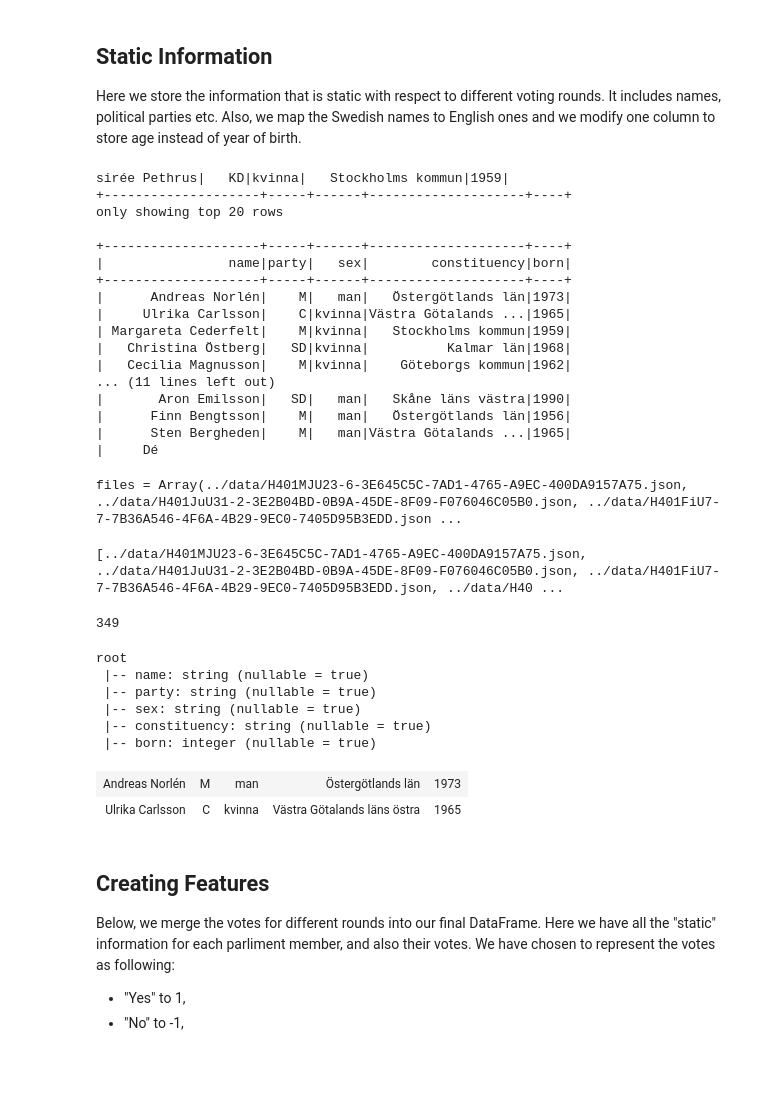
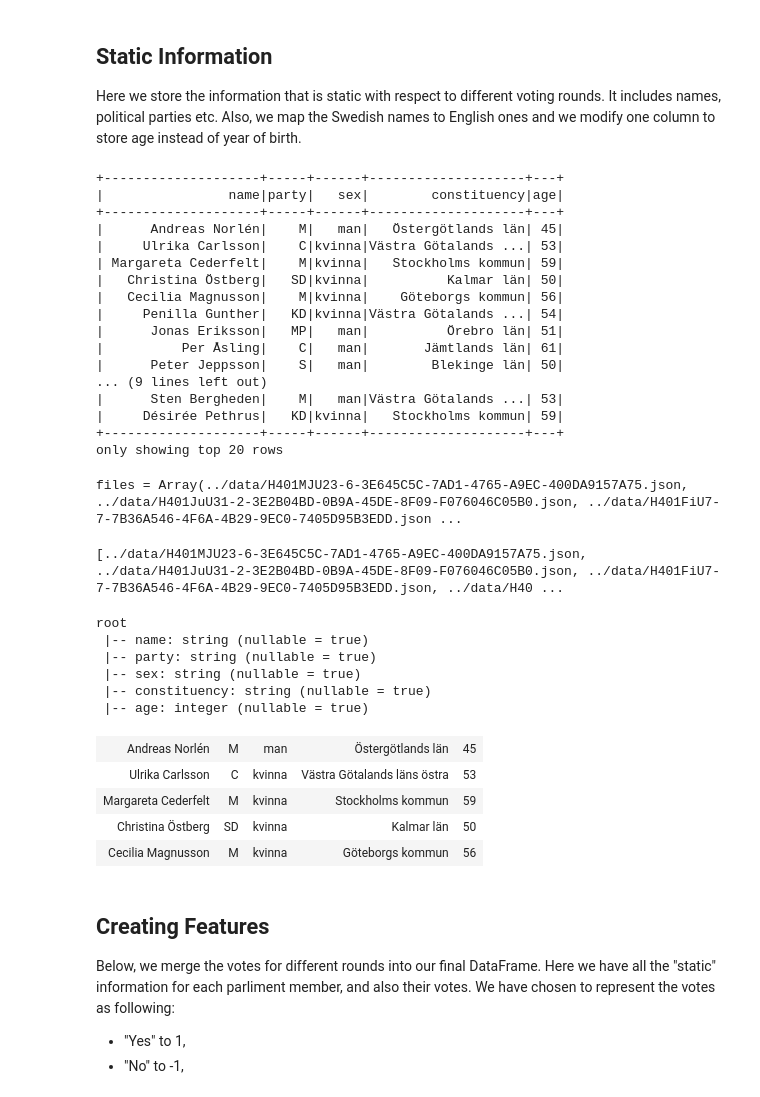
Before and after one commit to AlexHermansson/data_project, a Jupyter notebook: src/dimensionality_reduction.ipynb, the cells around one changed output. Cells and saved outputs as stored; diff of their text form; code cells hidden in the pictures; blank space fills up the shorter version.

```diff
--- a/src/dimensionality_reduction.ipynb
+++ b/src/dimensionality_reduction.ipynb
@@ -31,48 +31,47 @@ val df_info = df_first.select(df_first("namn").alias("name"),
                      df_first("parti").alias("party"),
                      df_first("kon").alias("sex"),
                      df_first("valkrets").alias("constituency"),
-                     df_first("fodd").alias("born").cast("int"))
+                     (-(df_first("fodd") - 2018)).alias("age").cast("int"))
+
 df_info.show()
 # %% [output]
-sirée Pethrus|   KD|kvinna|   Stockholms kommun|1959|
-+--------------------+-----+------+--------------------+----+
++--------------------+-----+------+--------------------+---+
+|                name|party|   sex|        constituency|age|
++--------------------+-----+------+--------------------+---+
+|      Andreas Norlén|    M|   man|   Östergötlands län| 45|
+|     Ulrika Carlsson|    C|kvinna|Västra Götalands ...| 53|
+| Margareta Cederfelt|    M|kvinna|   Stockholms kommun| 59|
+|   Christina Östberg|   SD|kvinna|          Kalmar län| 50|
+|   Cecilia Magnusson|    M|kvinna|    Göteborgs kommun| 56|
+|     Penilla Gunther|   KD|kvinna|Västra Götalands ...| 54|
+|      Jonas Eriksson|   MP|   man|          Örebro län| 51|
+|          Per Åsling|    C|   man|       Jämtlands län| 61|
+|      Peter Jeppsson|    S|   man|        Blekinge län| 50|
+... (9 lines left out)
+|      Sten Bergheden|    M|   man|Västra Götalands ...| 53|
+|     Désirée Pethrus|   KD|kvinna|   Stockholms kommun| 59|
++--------------------+-----+------+--------------------+---+
 only showing top 20 rows
-
-+--------------------+-----+------+--------------------+----+
-|                name|party|   sex|        constituency|born|
-+--------------------+-----+------+--------------------+----+
-|      Andreas Norlén|    M|   man|   Östergötlands län|1973|
-|     Ulrika Carlsson|    C|kvinna|Västra Götalands ...|1965|
-| Margareta Cederfelt|    M|kvinna|   Stockholms kommun|1959|
-|   Christina Östberg|   SD|kvinna|          Kalmar län|1968|
-|   Cecilia Magnusson|    M|kvinna|    Göteborgs kommun|1962|
-... (11 lines left out)
-|       Aron Emilsson|   SD|   man|   Skåne läns västra|1990|
-|      Finn Bengtsson|    M|   man|   Östergötlands län|1956|
-|      Sten Bergheden|    M|   man|Västra Götalands ...|1965|
-|     Dé
 files = Array(../data/H401MJU23-6-3E645C5C-7AD1-4765-A9EC-400DA9157A75.json, ../data/H401JuU31-2-3E2B04BD-0B9A-45DE-8F09-F076046C05B0.json, ../data/H401FiU7-7-7B36A546-4F6A-4B29-9EC0-7405D95B3EDD.json ...
 [../data/H401MJU23-6-3E645C5C-7AD1-4765-A9EC-400DA9157A75.json, ../data/H401JuU31-2-3E2B04BD-0B9A-45DE-8F09-F076046C05B0.json, ../data/H401FiU7-7-7B36A546-4F6A-4B29-9EC0-7405D95B3EDD.json, ../data/H40 ...
-# %%
-// print number of entries
-df_info.count()
-# %% [output]
-349
 # %%
 // print the dataframe schema
 df_info.printSchema()
 
-// print the first two rows
-df_info.head(2)
+// print the first five rows
+df_info.head(5)
 # %% [output]
 root
  |-- name: string (nullable = true)
  |-- party: string (nullable = true)
  |-- sex: string (nullable = true)
  |-- constituency: string (nullable = true)
- |-- born: integer (nullable = true)
+ |-- age: integer (nullable = true)
-| Andreas Norlén | M | man | Östergötlands län | 1973 |
-| Ulrika Carlsson | C | kvinna | Västra Götalands läns östra | 1965 |
+| Andreas Norlén | M | man | Östergötlands län | 45 |
+| Ulrika Carlsson | C | kvinna | Västra Götalands läns östra | 53 |
+| Margareta Cederfelt | M | kvinna | Stockholms kommun | 59 |
+| Christina Östberg | SD | kvinna | Kalmar län | 50 |
+| Cecilia Magnusson | M | kvinna | Göteborgs kommun | 56 |
 # %% [markdown]
 ## Creating Features
 
```
Also changed, not shown: parts of 14 cells of this notebook, 22 other files.
